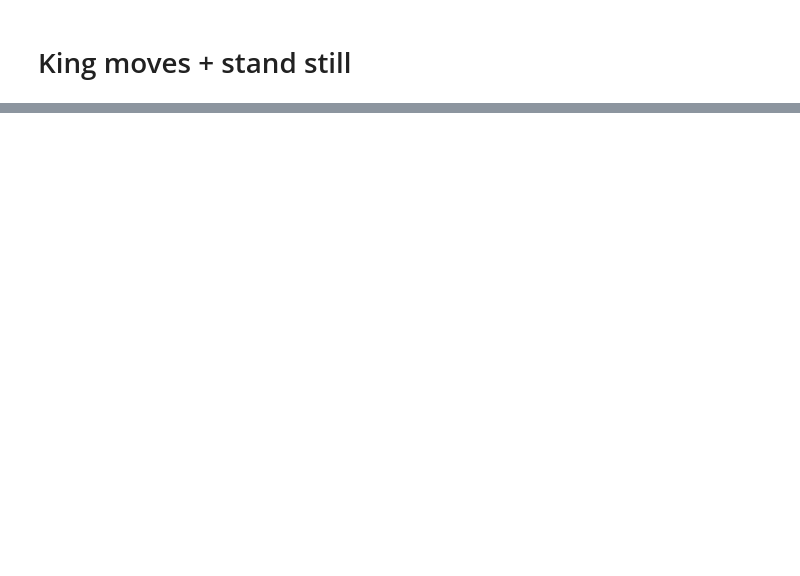
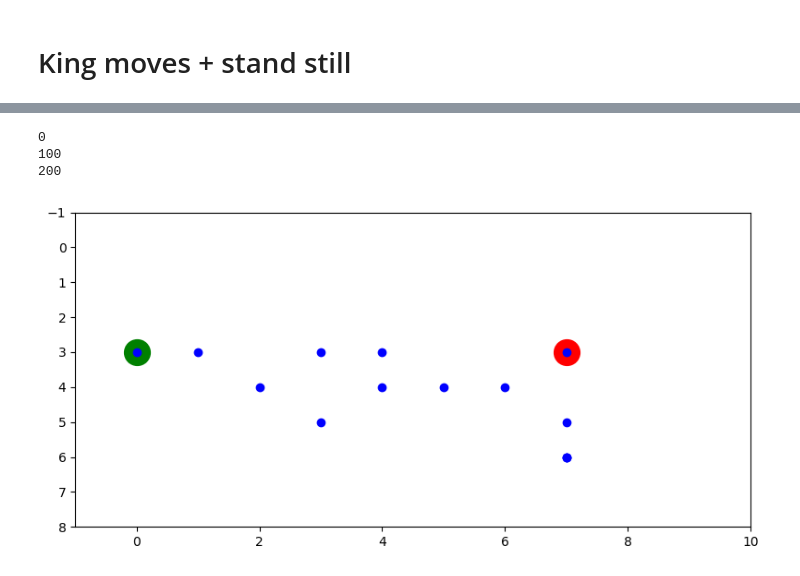
Before and after one commit to CptQuak/rl_dev, a Jupyter notebook: windy_grid/main.ipynb, the cells around one changed output, grey strips where cells are left out. Cells and saved outputs as stored; diff of their text form; code cells hidden in the pictures; blank space fills up the shorter version.

Commit message:
Stochastic windygridworld

```diff
--- a/windy_grid/main.ipynb
+++ b/windy_grid/main.ipynb
@@ -87,0 +87,24 @@ fig.tight_layout()
+# %%
+env = WindyGridWorld(action_set=2, stochastic_problem=True)
+agent = Agent(action_size=len(env.actions))
+
+agent.sarsa(env, 300)
+
+opt_trajectory = agent.get_optimal_trajectory(env)
+fig, ax = plt.subplots(1, 1, figsize=(8, 4))
+
+ax.plot(env.initial_state[1], env.initial_state[0], "og", markersize=20)
+ax.plot(env.terminal_state[1], env.terminal_state[0], "or", markersize=20)
+
+for i in opt_trajectory:
+    ax.plot(i[1], i[0], "ob")
+
+ax.set_xlim([0 - 1, 9 + 1])
+ax.set_ylim([0 - 1, 7 + 1])
+ax.invert_yaxis()
+fig.tight_layout()
+# %% [output]
+0
+100
+200
+[figure, added]
```
Also changed, not shown: parts of 4 cells of this notebook, 1 other file.
